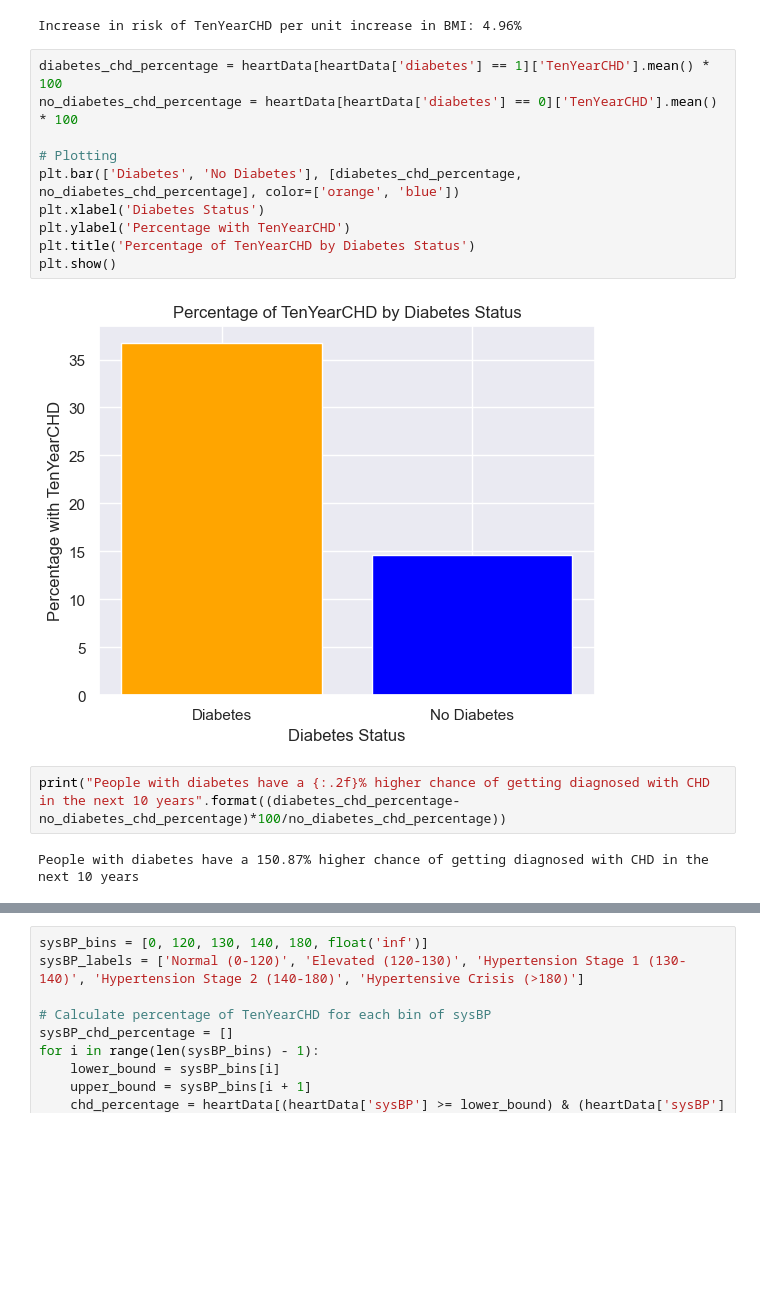
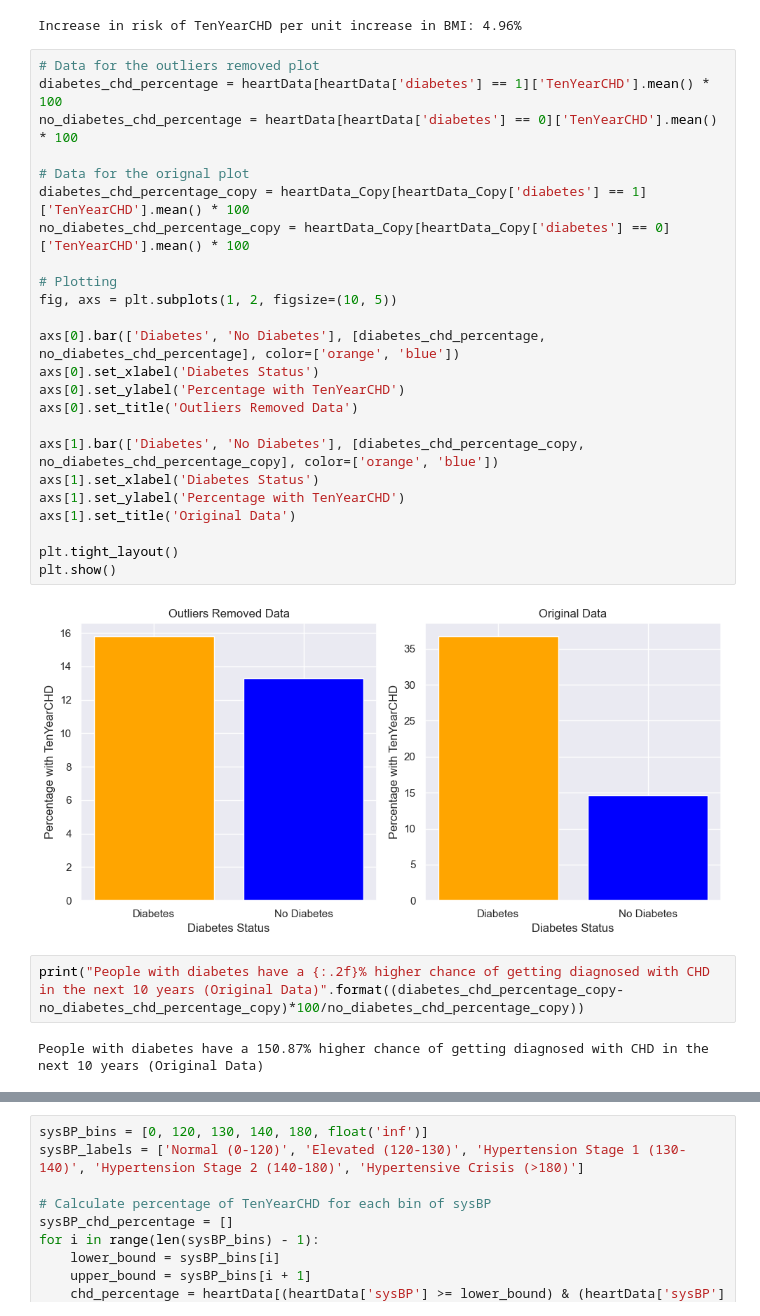
Before and after one commit to Weexuan/Data-Science-Project, a Jupyter notebook: Mini Project Cleaned version.ipynb, the cells around one changed output, grey strips where cells are left out. Saved outputs shown, nothing was run; the diff lists cells and outputs as text; blank space fills up the shorter version.

```diff
--- a/Mini Project Cleaned version.ipynb
+++ b/Mini Project Cleaned version.ipynb
@@ -425,19 +423,33 @@ print("Increase in risk of TenYearCHD per unit increase in BMI: {:.2f}%".format(
 # %% [output]
 Increase in risk of TenYearCHD per unit increase in BMI: 4.96%
 # %%
+# Data for the outliers removed plot
 diabetes_chd_percentage = heartData[heartData['diabetes'] == 1]['TenYearCHD'].mean() * 100
 no_diabetes_chd_percentage = heartData[heartData['diabetes'] == 0]['TenYearCHD'].mean() * 100
 
+# Data for the orignal plot
+diabetes_chd_percentage_copy = heartData_Copy[heartData_Copy['diabetes'] == 1]['TenYearCHD'].mean() * 100
+no_diabetes_chd_percentage_copy = heartData_Copy[heartData_Copy['diabetes'] == 0]['TenYearCHD'].mean() * 100
+
 # Plotting
-plt.bar(['Diabetes', 'No Diabetes'], [diabetes_chd_percentage, no_diabetes_chd_percentage], color=['orange', 'blue'])
-plt.xlabel('Diabetes Status')
-plt.ylabel('Percentage with TenYearCHD')
-plt.title('Percentage of TenYearCHD by Diabetes Status')
+fig, axs = plt.subplots(1, 2, figsize=(10, 5))
+
+axs[0].bar(['Diabetes', 'No Diabetes'], [diabetes_chd_percentage, no_diabetes_chd_percentage], color=['orange', 'blue'])
+axs[0].set_xlabel('Diabetes Status')
+axs[0].set_ylabel('Percentage with TenYearCHD')
+axs[0].set_title('Outliers Removed Data')
+
+axs[1].bar(['Diabetes', 'No Diabetes'], [diabetes_chd_percentage_copy, no_diabetes_chd_percentage_copy], color=['orange', 'blue'])
+axs[1].set_xlabel('Diabetes Status')
+axs[1].set_ylabel('Percentage with TenYearCHD')
+axs[1].set_title('Original Data')
+
+plt.tight_layout()
 plt.show()
 # %% [output]
-[figure, old version]
+[figure, new version]
 # %%
-print("People with diabetes have a {:.2f}% higher chance of getting diagnosed with CHD in the next 10 years".format((diabetes_chd_percentage-no_diabetes_chd_percentage)*100/no_diabetes_chd_percentage))
+print("People with diabetes have a {:.2f}% higher chance of getting diagnosed with CHD in the next 10 years (Original Data)".format((diabetes_chd_percentage_copy-no_diabetes_chd_percentage_copy)*100/no_diabetes_chd_percentage_copy))
 # %% [output]
-People with diabetes have a 150.87% higher chance of getting diagnosed with CHD in the next 10 years
+People with diabetes have a 150.87% higher chance of getting diagnosed with CHD in the next 10 years (Original Data)
 # %%
```
Also changed, not shown: parts of 41 cells of this notebook.
